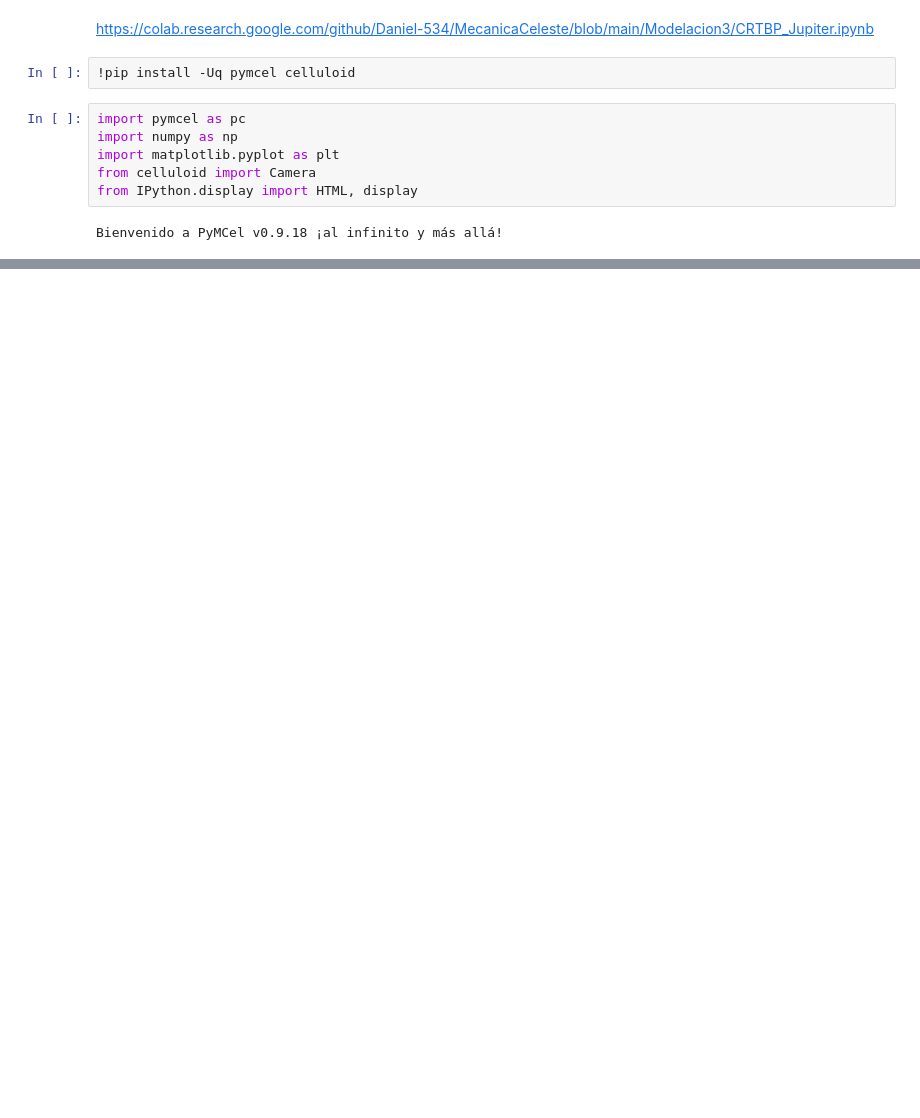
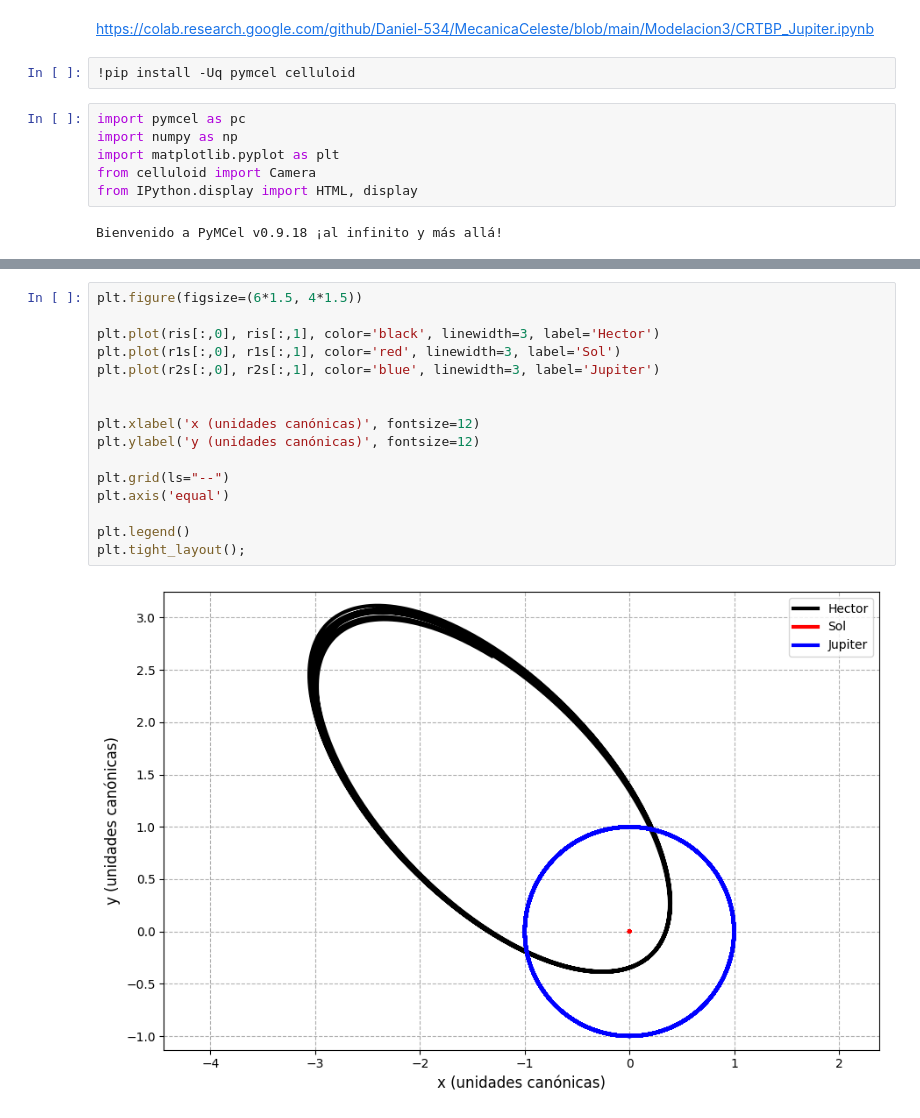
Before and after one commit to Daniel-534/MecanicaCeleste, a Jupyter notebook: Modelacion3/CRTBP_Jupiter.ipynb, the cells around one changed output, grey strips where cells are left out. Cells and saved outputs as stored; diff of their text form; blank space fills up the shorter version.

```diff
--- a/Modelacion3/CRTBP_Jupiter.ipynb
+++ b/Modelacion3/CRTBP_Jupiter.ipynb
@@ -59,0 +189,18 @@ mu1 = 1-alpha
+# %%
+plt.figure(figsize=(6*1.5, 4*1.5))
+
+plt.plot(ris[:,0], ris[:,1], color='black', linewidth=3, label='Hector')
+plt.plot(r1s[:,0], r1s[:,1], color='red', linewidth=3, label='Sol')
+plt.plot(r2s[:,0], r2s[:,1], color='blue', linewidth=3, label='Jupiter')
+
+
+plt.xlabel('x (unidades canónicas)', fontsize=12)
+plt.ylabel('y (unidades canónicas)', fontsize=12)
+
+plt.grid(ls="--")
+plt.axis('equal')
+
+plt.legend()
+plt.tight_layout();
+# %% [output]
+[figure, added]
```
Also changed, not shown: parts of 7 cells of this notebook.
